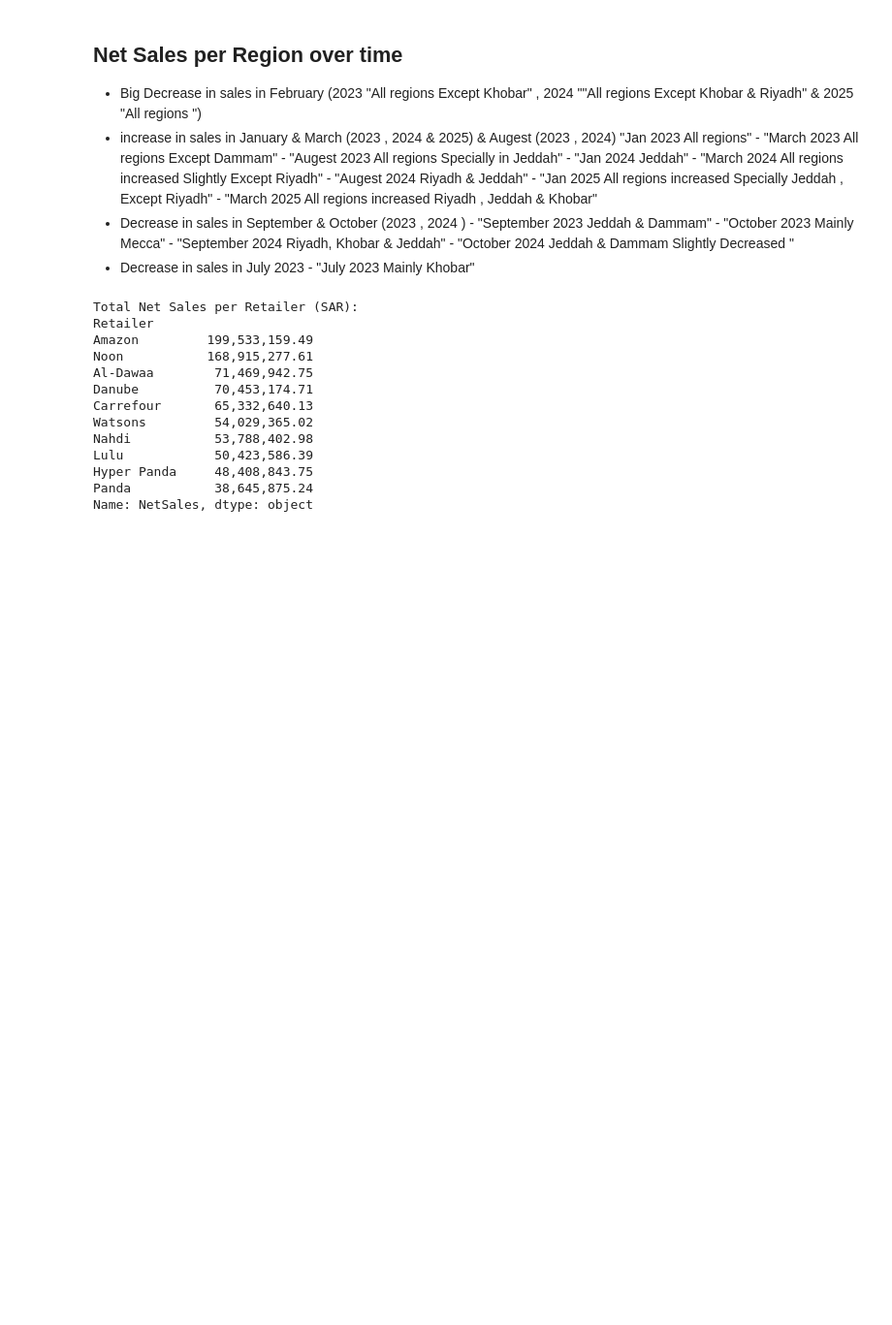
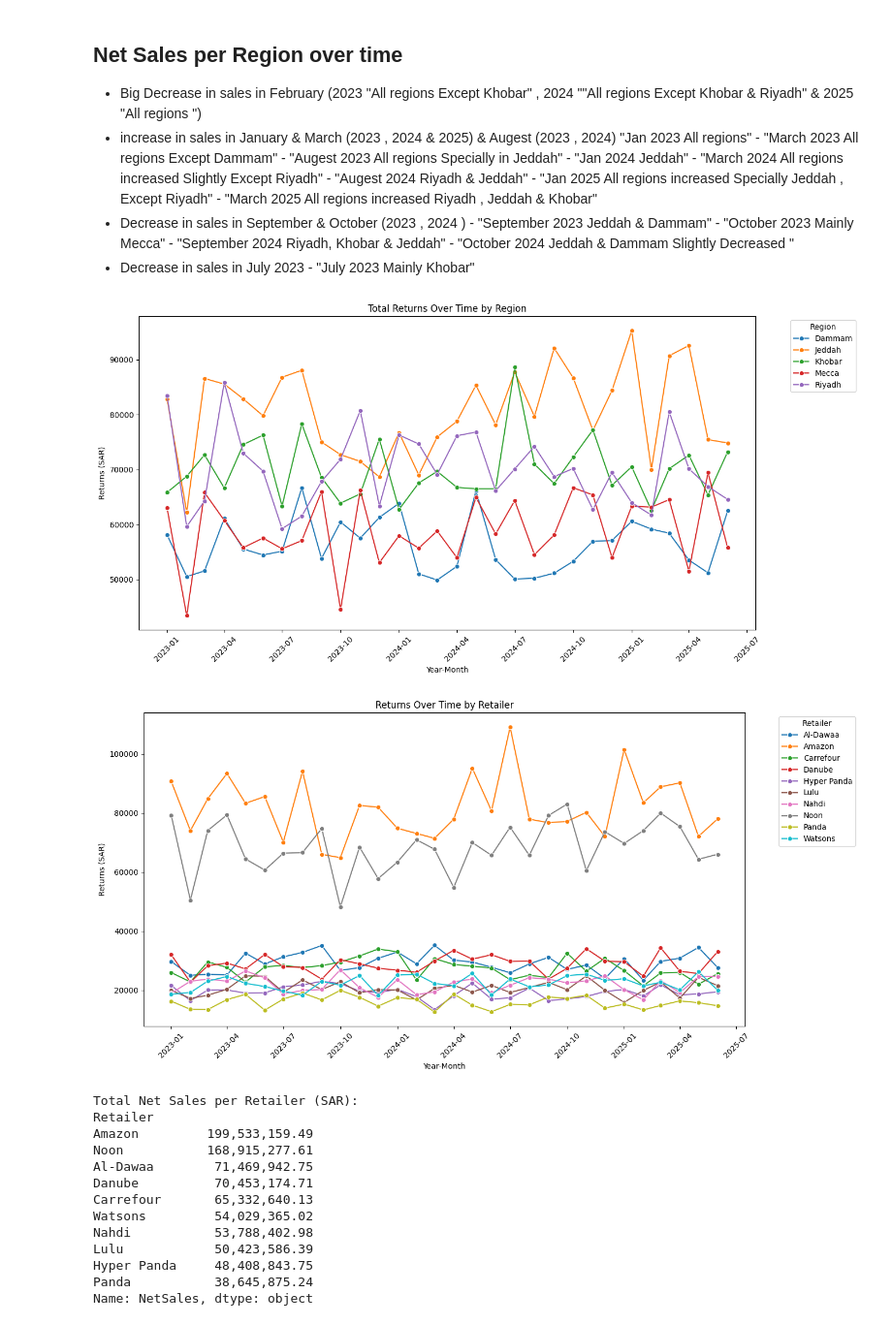
Before and after one commit to amr-salah92/Kenvue-Trade-Promo-Effectiveness-Report, a Jupyter notebook: Kenvue.ipynb, the cells around one changed output. Shown at 97% size. Drawn from its saved outputs; the diff is of its cells as text; code cells hidden in the pictures; blank space fills up the shorter version.

```diff
--- a/Kenvue.ipynb
+++ b/Kenvue.ipynb
@@ -523,6 +523,32 @@ plt.show()
 - increase in sales in January & March (2023 , 2024 & 2025)  & Augest (2023 , 2024)  "Jan 2023 All regions" - "March 2023 All regions Except Dammam" - "Augest 2023 All regions Specially in Jeddah" - "Jan 2024 Jeddah" - "March 2024 All regions increased Slightly Except Riyadh" - "Augest 2024 Riyadh & Jeddah" - "Jan 2025 All regions increased Specially Jeddah , Except Riyadh" - "March 2025 All regions increased  Riyadh , Jeddah & Khobar"
 - Decrease in sales in September & October (2023 , 2024 )  - "September 2023 Jeddah & Dammam" - "October 2023 Mainly Mecca" - "September 2024 Riyadh, Khobar & Jeddah" - "October 2024 Jeddah & Dammam Slightly Decreased "
 - Decrease in sales in July 2023   - "July 2023 Mainly Khobar"
+# %%
+# Line chart: Returns per Region over time
+region_monthly_sales = data_sales.groupby(['Region', 'YearMonth'])['Returns'].sum().reset_index()
+plt.figure(figsize=(14, 7))
+sns.lineplot(data=region_monthly_sales, x='YearMonth', y='Returns', hue='Region', marker='o')
+plt.title('Total Returns Over Time by Region')
+plt.xlabel('Year-Month')
+plt.ylabel('Returns (SAR)')
+plt.xticks(rotation=45)
+plt.legend(title='Region', bbox_to_anchor=(1.05, 1), loc='upper left')
+plt.tight_layout()
+plt.show()
+
+retailer_monthly_sales = data_sales.groupby(['Retailer', 'YearMonth'])['Returns'].sum().reset_index()
+plt.figure(figsize=(14, 7))
+sns.lineplot(data=retailer_monthly_sales, x='YearMonth', y='Returns', hue='Retailer', marker='o')
+plt.title('Returns Over Time by Retailer')
+plt.xlabel('Year-Month')
+plt.ylabel('Returns (SAR)')
+plt.xticks(rotation=45)
+plt.legend(title='Retailer', bbox_to_anchor=(1.05, 1), loc='upper left')
+plt.tight_layout()
+plt.show()
+# %% [output]
+[figure, added]
+[figure, added]
 # %%
 Net_Sales_per_Retailer = data_sales.groupby('Retailer')['NetSales'].sum().sort_values(ascending=False)
 
```
Also changed, not shown: parts of 10 cells of this notebook.
